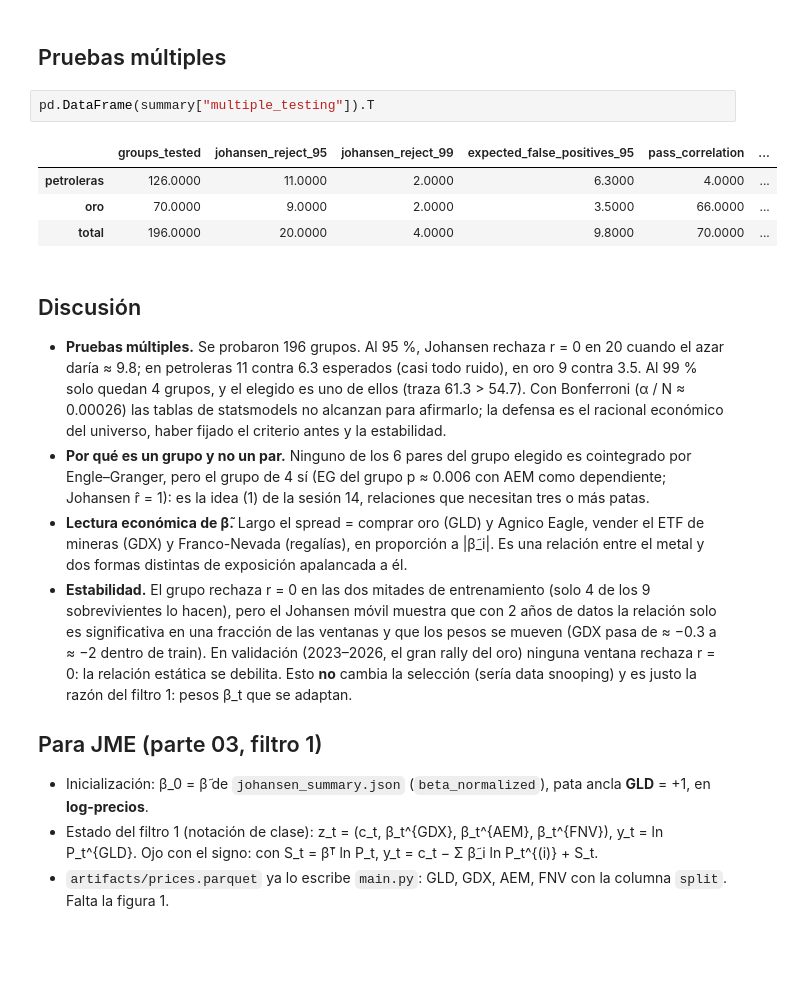
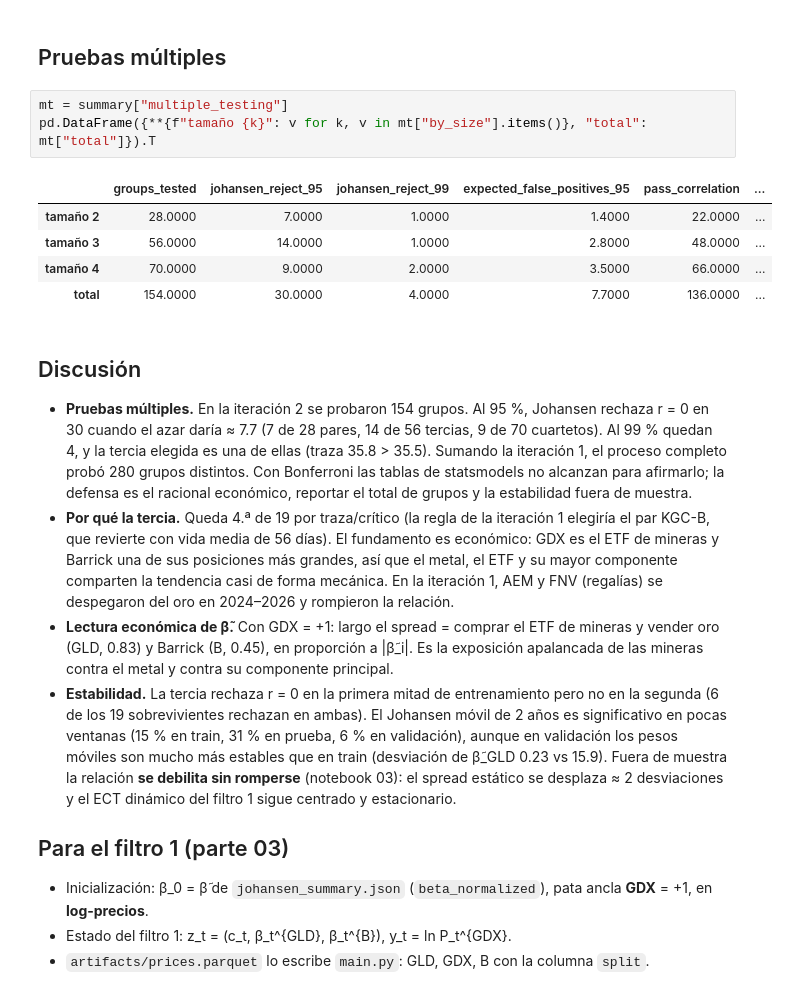
Before and after one commit to GonzaloCanoP/Lab03_MyST_Equipo6, a Jupyter notebook: notebooks/02_seleccion_grupo.ipynb, the cells around one changed output. Cells and saved outputs as stored; diff of their text form; blank space fills up the shorter version.

```diff
--- a/notebooks/02_seleccion_grupo.ipynb
+++ b/notebooks/02_seleccion_grupo.ipynb
@@ -290,37 +286,40 @@ display(Image(filename=str(FIGURES / "fig04_eigenvector_movil.png")))
 # %% [markdown]
 ## Pruebas múltiples
 # %%
-pd.DataFrame(summary["multiple_testing"]).T
+mt = summary["multiple_testing"]
+pd.DataFrame({**{f"tamaño {k}": v for k, v in mt["by_size"].items()}, "total": mt["total"]}).T
 # %% [output]
 |  | groups_tested | johansen_reject_95 | johansen_reject_99 | expected_false_positives_95 | pass_correlation | ... |
-| petroleras | 126.0000 | 11.0000 | 2.0000 | 6.3000 | 4.0000 | ... |
-| oro | 70.0000 | 9.0000 | 2.0000 | 3.5000 | 66.0000 | ... |
-| total | 196.0000 | 20.0000 | 4.0000 | 9.8000 | 70.0000 | ... |
+| tamaño 2 | 28.0000 | 7.0000 | 1.0000 | 1.4000 | 22.0000 | ... |
+| tamaño 3 | 56.0000 | 14.0000 | 1.0000 | 2.8000 | 48.0000 | ... |
+| tamaño 4 | 70.0000 | 9.0000 | 2.0000 | 3.5000 | 66.0000 | ... |
+| total | 154.0000 | 30.0000 | 4.0000 | 7.7000 | 136.0000 | ... |
 # %% [markdown]
 ## Discusión
 
-- **Pruebas múltiples.** Se probaron 196 grupos. Al 95 %, Johansen rechaza r = 0 en 20 cuando el azar daría ≈ 9.8;
-  en petroleras 11 contra 6.3 esperados (casi todo ruido), en oro 9 contra 3.5. Al 99 % solo quedan 4 grupos, y el
-  elegido es uno de ellos (traza 61.3 > 54.7). Con Bonferroni (α / N ≈ 0.00026) las tablas de statsmodels no
-  alcanzan para afirmarlo; la defensa es el racional económico del universo, haber fijado el criterio antes y la
-  estabilidad.
-- **Por qué es un grupo y no un par.** Ninguno de los 6 pares del grupo elegido es cointegrado por Engle–Granger,
-  pero el grupo de 4 sí (EG del grupo p ≈ 0.006 con AEM como dependiente; Johansen r̂ = 1): es la idea (1) de la sesión 14, relaciones que necesitan tres o más patas.
-- **Lectura económica de β̃.** Largo el spread = comprar oro (GLD) y Agnico Eagle, vender el ETF de mineras (GDX) y
-  Franco-Nevada (regalías), en proporción a |β̃_i|. Es una relación entre el metal y dos formas distintas de
-  exposición apalancada a él.
-- **Estabilidad.** El grupo rechaza r = 0 en las dos mitades de entrenamiento (solo 4 de los 9 sobrevivientes lo
-  hacen), pero el Johansen móvil muestra que con 2 años de datos la relación solo es significativa en una
-  fracción de las ventanas y que los pesos se mueven (GDX pasa de ≈ −0.3 a ≈ −2 dentro de train). En validación
-  (2023–2026, el gran rally del oro) ninguna ventana rechaza r = 0: la relación estática se debilita. Esto **no**
-  cambia la selección (sería data snooping) y es justo la razón del filtro 1: pesos β_t que se adaptan.
+- **Pruebas múltiples.** En la iteración 2 se probaron 154 grupos. Al 95 %, Johansen rechaza r = 0 en 30 cuando el
+  azar daría ≈ 7.7 (7 de 28 pares, 14 de 56 tercias, 9 de 70 cuartetos). Al 99 % quedan 4, y la tercia elegida es una
+  de ellas (traza 35.8 > 35.5). Sumando la iteración 1, el proceso completo probó 280 grupos distintos. Con
+  Bonferroni las tablas de statsmodels no alcanzan para afirmarlo; la defensa es el racional económico, reportar el
+  total de grupos y la estabilidad fuera de muestra.
+- **Por qué la tercia.** Queda 4.ª de 19 por traza/crítico (la regla de la iteración 1 elegiría el par KGC-B, que
+  revierte con vida media de 56 días). El fundamento es económico: GDX es el ETF de mineras y Barrick una de sus
+  posiciones más grandes, así que el metal, el ETF y su mayor componente comparten la tendencia casi de forma
+  mecánica. En la iteración 1, AEM y FNV (regalías) se despegaron del oro en 2024–2026 y rompieron la relación.
+- **Lectura económica de β̃.** Con GDX = +1: largo el spread = comprar el ETF de mineras y vender oro (GLD, 0.83) y
+  Barrick (B, 0.45), en proporción a |β̃_i|. Es la exposición apalancada de las mineras contra el metal y contra su
+  componente principal.
+- **Estabilidad.** La tercia rechaza r = 0 en la primera mitad de entrenamiento pero no en la segunda (6 de los 19
+  sobrevivientes rechazan en ambas). El Johansen móvil de 2 años es significativo en pocas ventanas (15 % en train,
+  31 % en prueba, 6 % en validación), aunque en validación los pesos móviles son mucho más estables que en train
+  (desviación de β̃_GLD 0.23 vs 15.9). Fuera de muestra la relación **se debilita sin romperse** (notebook 03): el
+  spread estático se desplaza ≈ 2 desviaciones y el ECT dinámico del filtro 1 sigue centrado y estacionario.
 
-## Para JME (parte 03, filtro 1)
+## Para el filtro 1 (parte 03)
 
-- Inicialización: β_0 = β̃ de `johansen_summary.json` (`beta_normalized`), pata ancla **GLD** = +1, en **log-precios**.
-- Estado del filtro 1 (notación de clase): z_t = (c_t, β_t^{GDX}, β_t^{AEM}, β_t^{FNV}), y_t = ln P_t^{GLD}.
-  Ojo con el signo: con S_t = β̃ᵀ ln P_t, y_t = c_t − Σ β̃_i ln P_t^{(i)} + S_t.
-- `artifacts/prices.parquet` ya lo escribe `main.py`: GLD, GDX, AEM, FNV con la columna `split`. Falta la figura 1.
+- Inicialización: β_0 = β̃ de `johansen_summary.json` (`beta_normalized`), pata ancla **GDX** = +1, en **log-precios**.
+- Estado del filtro 1: z_t = (c_t, β_t^{GLD}, β_t^{B}), y_t = ln P_t^{GDX}.
+- `artifacts/prices.parquet` lo escribe `main.py`: GLD, GDX, B con la columna `split`.
 # %% [markdown]
 ## Resumen de resultados (parte 02)
 
```
Also changed, not shown: parts of 22 cells of this notebook, 6 other files.
